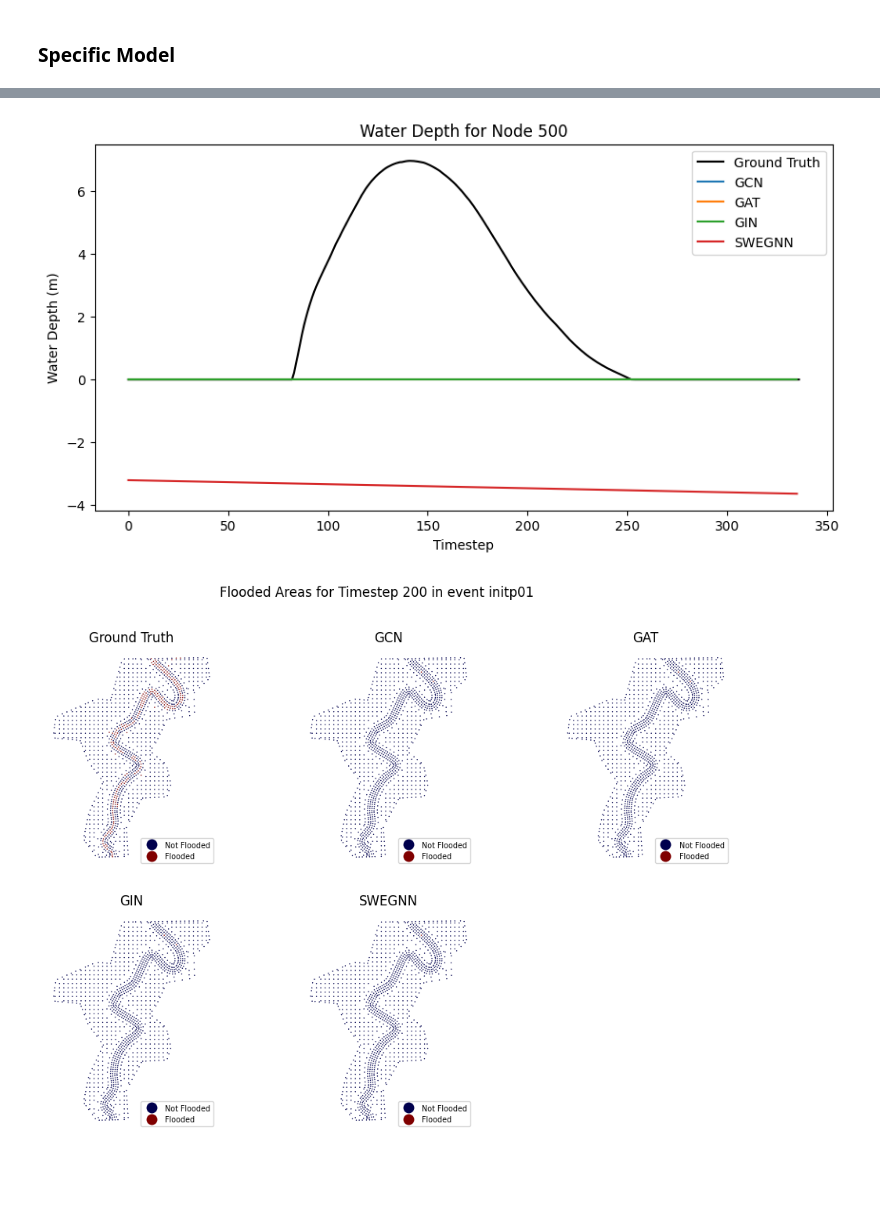
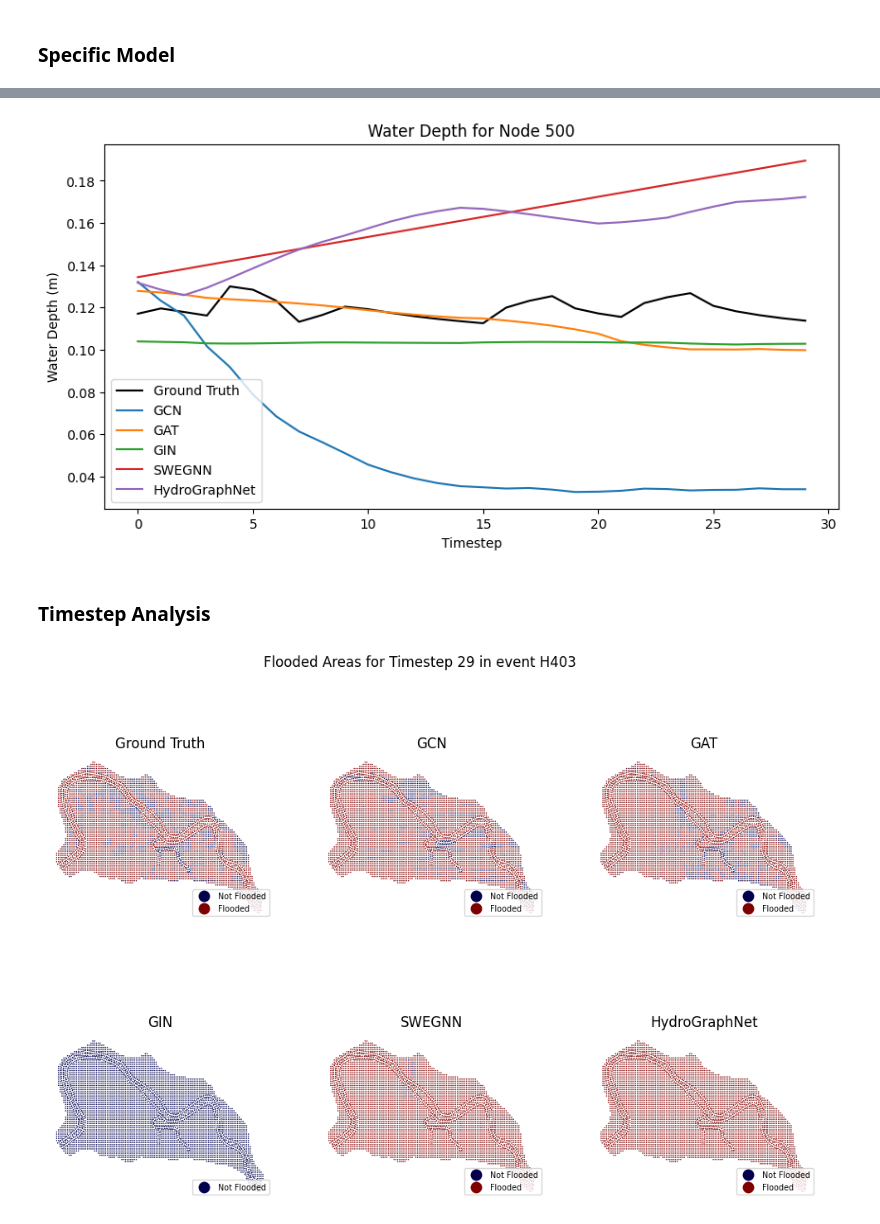
Before and after one commit to acostacos/gnn_flood_modeling, a Jupyter notebook: view_metrics.ipynb, the cells around one changed output, grey strips where cells are left out. Saved outputs shown, nothing was run; the diff lists cells and outputs as text; code cells hidden in the pictures; blank space fills up the shorter version.

Commit message:
Update final metrics for benchmarking

```diff
--- a/view_metrics.ipynb
+++ b/view_metrics.ipynb
@@ -7,11 +11,15 @@ import matplotlib.pyplot as plt
 # %% [markdown]
 ### Specific Model
 # %%
-saved_metrics_path = 'saved_metrics/lr/swegnn/SWEGNN_lrp01_metrics.npz'
+saved_metrics_path = 'saved_metrics/hydrographnet/hydrographnet/HydroGraphNet_H403_metrics.npz'
 saved_metrics = np.load(saved_metrics_path, allow_pickle=True)
 rmse = saved_metrics['rmse']
+rmse_flooded = saved_metrics['rmse_flooded']
 mae = saved_metrics['mae']
+mae_flooded = saved_metrics['mae_flooded']
 nse = saved_metrics['nse']
+nse_flooded = saved_metrics['nse_flooded']
 csi = saved_metrics['csi']
+csi_flooded = saved_metrics['csi_flooded']
 pred = saved_metrics['pred']
 # %%
@@ -91,3 +138,13 @@ metric_paths = [
+# %%
+# Double check targets are the same
+EPS = 1e-5
+comparison_target = None
+for path in metric_paths:
+    target = np.load(path, allow_pickle=True)['target']
+    if comparison_target is None:
+        comparison_target = target
+    else:
+        assert np.all((comparison_target - target) < EPS), f'Targets are not equal for {path}'
 # %%
 def plot_metric_for_all_models(metric_paths: list[str], metric: str):
     split_metric = metric.split('_')
@@ -168,38 +217,43 @@ Peak water depth for node 500: 6.95782470703125 (timestep 141)
 # %%
-def plot_node_water_depth_for_all_models(metric_paths: list[str], node_idx: int, ground_truth: torch.Tensor = None):
+def plot_node_water_depth_for_all_models(metric_paths: list[str], node_idx: int, ground_truth: torch.Tensor = None, num_timesteps: int = None):
     plt.figure(figsize=(10, 5))
     plt.title(f'Water Depth for Node {node_idx}')
     plt.xlabel('Timestep')
     plt.ylabel('Water Depth (m)')
 
     if ground_truth is not None:
-        plt.plot(ground_truth[:, node_idx], label='Ground Truth', color='black')
+        if num_timesteps is None:
+            num_timesteps = ground_truth.shape[0]
+
+        plt.plot(ground_truth[:num_timesteps, node_idx], label='Ground Truth', color='black')
 
     data_shape = None
     for path in metric_paths:
         pred = np.load(path, allow_pickle=True)['pred']
+        if num_timesteps is None:
+            num_timesteps = pred.shape[0]
+
         if data_shape is None:
             data_shape = pred.shape
-        assert pred.shape == data_shape, f"Data shape mismatch: {pred.shape} vs {data_shape}"
+        assert pred.shape == data_shape, f"Data shape mismatch for path {path}: {pred.shape} vs {data_shape}"
 
         label = path.split('/')[-1].split('_')[0]
-        plt.plot(pred[:, node_idx], label=label)
+        plt.plot(pred[:num_timesteps, node_idx], label=label)
 
     plt.legend()
     plt.show()
 
-plot_node_water_depth_for_all_models(metric_paths, NODE_IDX, ground_truth=water_depth)
+plot_node_water_depth_for_all_models(metric_paths, NODE_IDX, ground_truth=water_depth, num_timesteps=30)
 # %% [output]
-[figure, old version]
+[figure, new version]
+# %% [markdown]
+### Timestep Analysis
 # %%
-import geopandas as gpd
-
 def convert_water_depth_to_binary(water_level: np.ndarray, water_threshold: float = 0.3) -> np.ndarray:
     return (water_level > water_threshold)
 
-def plot_cell_map(axis, node_shp_path: str, water_depth: np.ndarray, title: str):
-    node_df = gpd.read_file(node_shp_path)
-    value_column = 'water_level'
+def plot_cell_map(axis, node_df: gpd.GeoDataFrame, water_depth: np.ndarray, title: str):
+    value_column = 'water_depth'
     cmap = plt.get_cmap('seismic')
     shared_plot_kwargs = {
         'cmap': cmap,
@@ -215,7 +269,7 @@ def plot_cell_map(axis, node_shp_path: str, water_depth: np.ndarray, title: str)
     axis.set_title(title)
     axis.set_axis_off()
 
-def plot_flooded_areas_for_all_models(node_shp_path: str, metric_paths: list[str], timestep: int, ground_truth: torch.Tensor = None, water_threshold: float = 0.3):
+def plot_flooded_areas_for_all_models(node_df: gpd.GeoDataFrame, metric_paths: list[str], timestep: int, ground_truth: torch.Tensor = None, water_threshold: float = 0.3):
     event_name = metric_paths[0].split('/')[-1].split('_')[1]
     ncols = 3
     num_plots = len(metric_paths) + (1 if ground_truth is not None else 0)
@@ -227,35 +281,35 @@ def plot_flooded_areas_for_all_models(node_shp_path: str, metric_paths: list[str
     index = 0
 
     if ground_truth is not None:
         binary_gt = convert_water_depth_to_binary(ground_truth[timestep, :], water_threshold)
         ax_row = index // ncols
         ax_col = index % ncols
-        plot_cell_map(ax[ax_row, ax_col], node_shp_path, binary_gt, title='Ground Truth')
+        plot_cell_map(ax[ax_row, ax_col], node_df, binary_gt, title='Ground Truth')
         index += 1
 
     data_shape = None
     for path in metric_paths:
         pred = np.load(path, allow_pickle=True)['pred']
         if data_shape is None:
             data_shape = pred.shape
         assert pred.shape == data_shape, f"Data shape mismatch: {pred.shape} vs {data_shape}"
 
         binary_pred = convert_water_depth_to_binary(pred[timestep, :, :].squeeze(), water_threshold)
         title = path.split('/')[-1].split('_')[0]
         ax_row = index // ncols
         ax_col = index % ncols
-        plot_cell_map(ax[ax_row, ax_col], node_shp_path, binary_pred, title=title)
+        plot_cell_map(ax[ax_row, ax_col], node_df, binary_pred, title=title)
         index += 1
 
     while index < (nrows * ncols):
         ax_row = index // ncols
         ax_col = index % ncols
         ax[ax_row, ax_col].axis('off')
         index += 1
 
     plt.show()
 
-TIMESTEP = 200
-plot_flooded_areas_for_all_models(node_shp_path, metric_paths, timestep=TIMESTEP, ground_truth=water_depth, water_threshold=0.05)
+TIMESTEP = 29
+plot_flooded_areas_for_all_models(node_df, metric_paths, timestep=TIMESTEP, ground_truth=water_depth, water_threshold=0.05)
 # %% [output]
-[figure, old version]
+[figure, new version]
```
Also changed, not shown: parts of 12 cells of this notebook, 1 other file.
